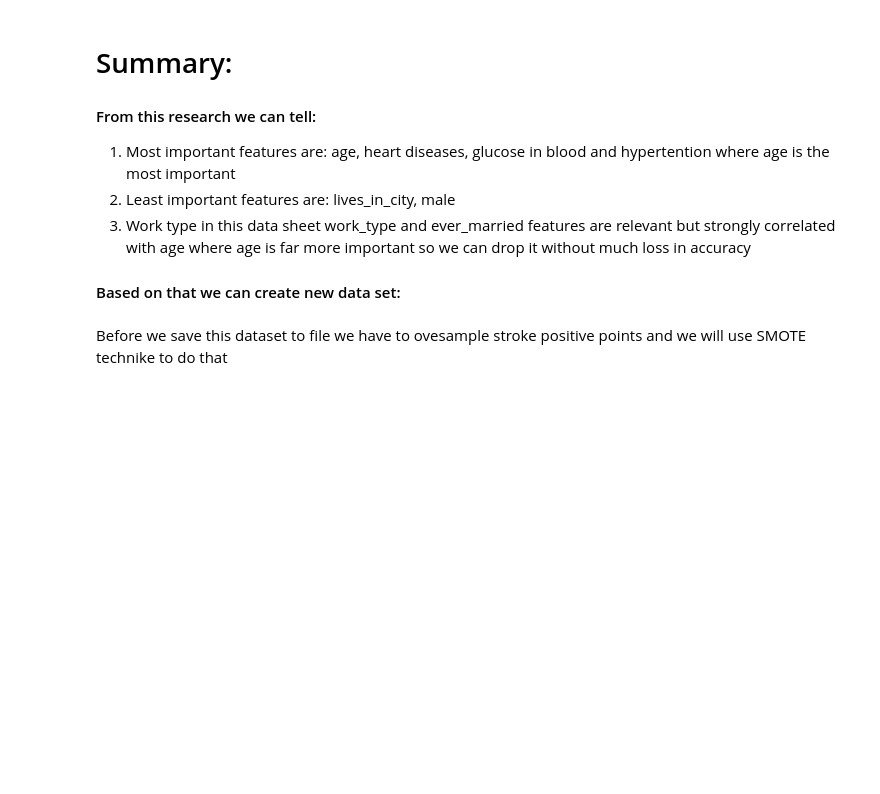
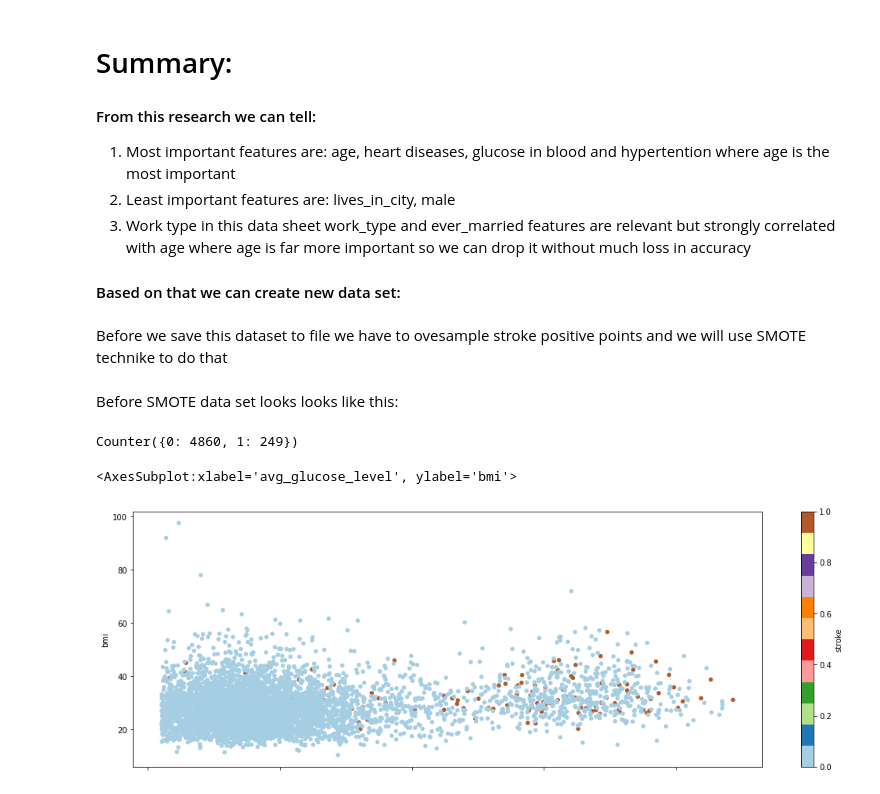
Before and after one commit to ChrisW-priv/Kaggle_datasets_analysis, a Jupyter notebook: Stroke_prediction_dataset/Stroke risk dataset analysis.ipynb, the cells around one changed output. Drawn from its saved outputs; the diff is of its cells as text; code cells hidden in the pictures; blank space fills up the shorter version.

```diff
--- a/Stroke_prediction_dataset/Stroke risk dataset analysis.ipynb
+++ b/Stroke_prediction_dataset/Stroke risk dataset analysis.ipynb
@@ -263,4 +262,19 @@ Name: age, dtype: float64
 # %%
-df = df.loc[:, ['age', 'heart_disease', 'avg_glucose_level', 'hypertension', 'stroke', 'bmi', 'smoking_status']]
+df = df.loc[:, ['age', 'heart_disease', 'avg_glucose_level', 'hypertension', 'bmi', 'smoking_status', 'stroke']]
 # %% [markdown]
 Before we save this dataset to file we have to ovesample stroke positive points and we will use SMOTE technike to do that
+# %% [markdown]
+Before SMOTE data set looks looks like this:
+# %%
+from collections import Counter
+
+plt.rcParams['figure.figsize'] = [18,6]
+
+counter = Counter(df['stroke'])
+print(counter)
+
+df.plot.scatter(x='avg_glucose_level', y='bmi', c='stroke', cmap='Paired')
+# %% [output]
+Counter({0: 4860, 1: 249})
+<AxesSubplot:xlabel='avg_glucose_level', ylabel='bmi'>
+[figure, added]
```
Also changed, not shown: parts of 7 cells of this notebook, 1 other file.
